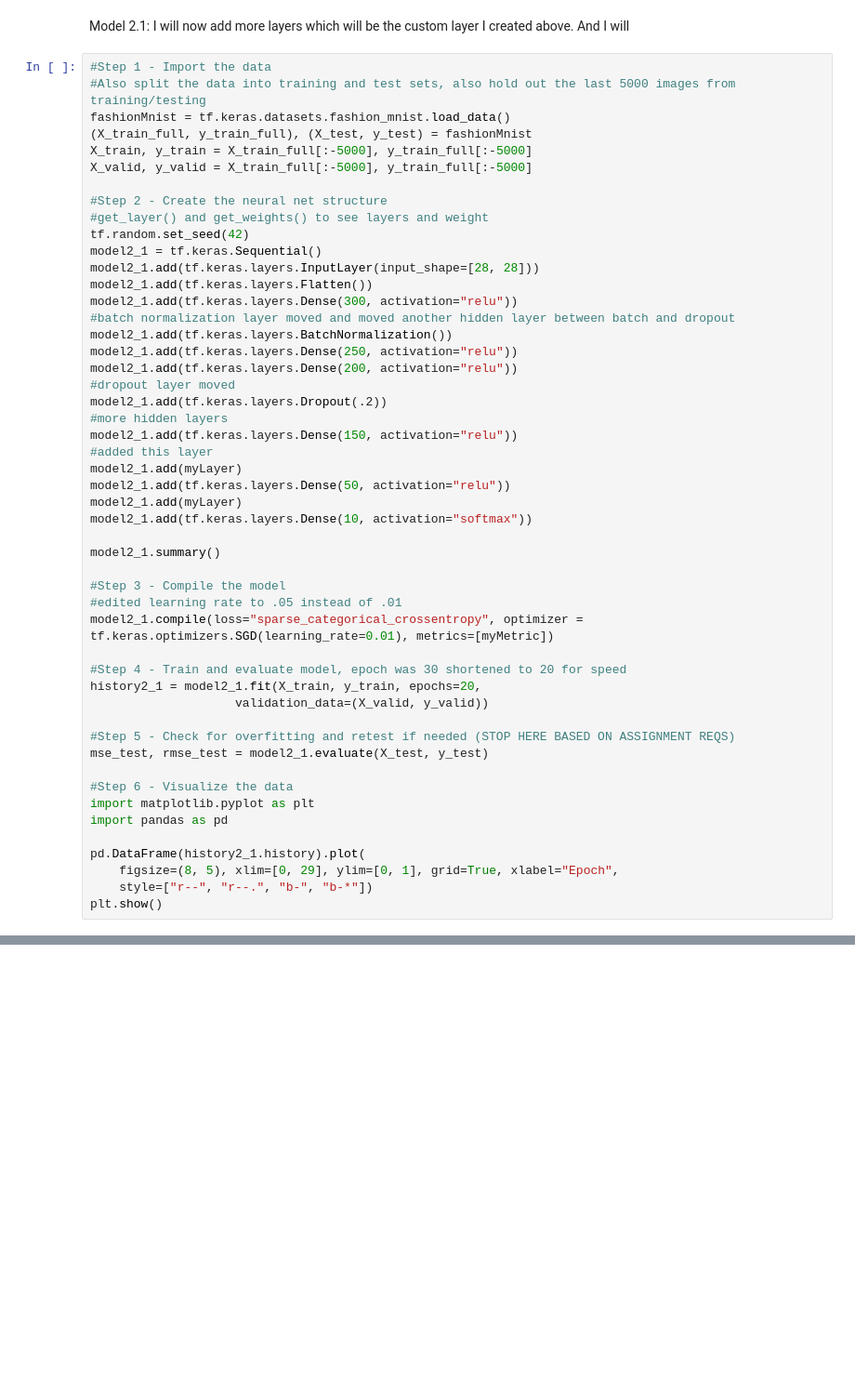
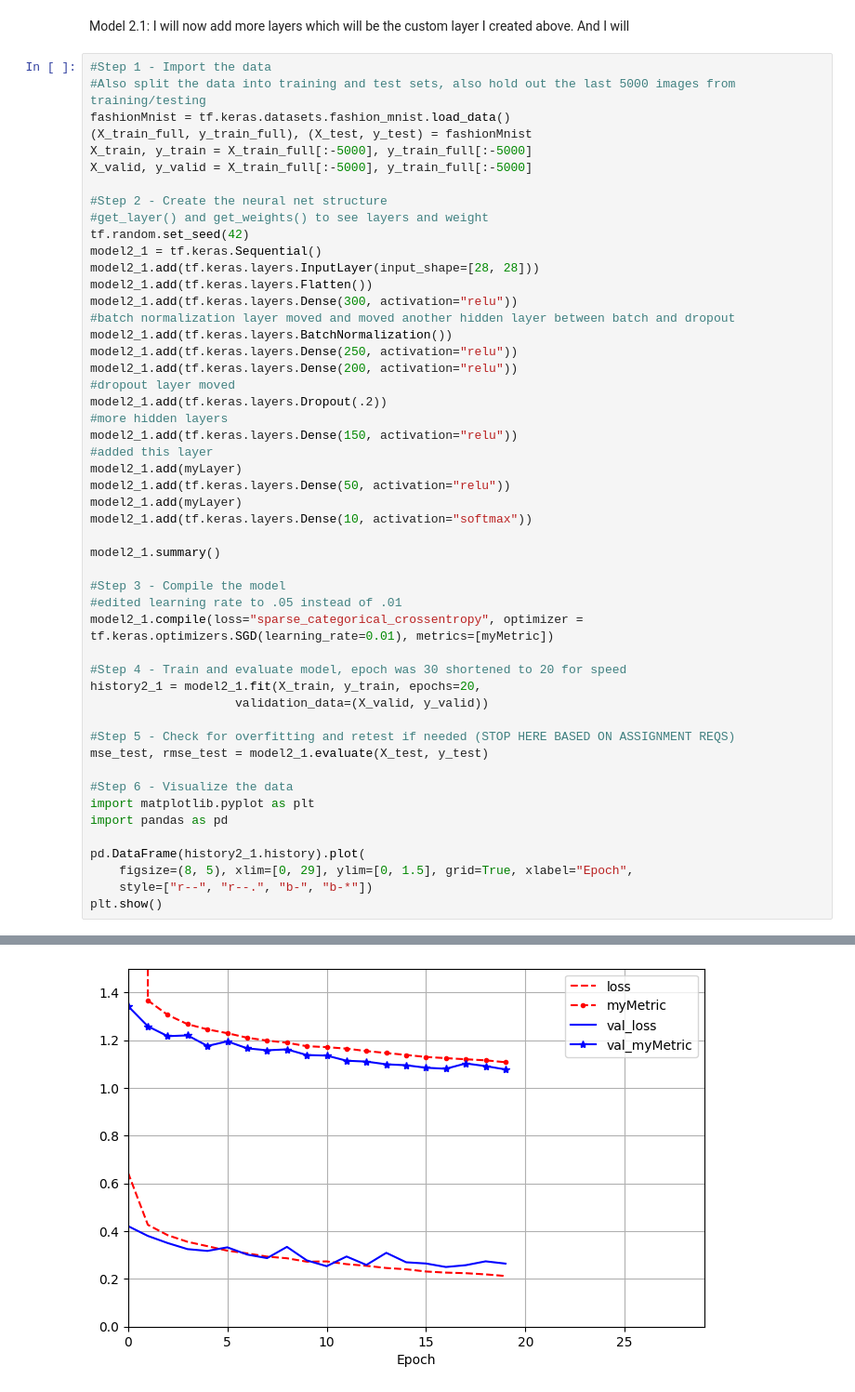
Before and after one commit to lennymuldoon/Project2, a Jupyter notebook: Muldoon_CM2_Project2.ipynb, the cells around one changed output, grey strips where cells are left out. Shown at 93% size. Drawn from its saved outputs; the diff is of its cells as text; blank space fills up the shorter version.

```diff
--- a/Muldoon_CM2_Project2.ipynb
+++ b/Muldoon_CM2_Project2.ipynb
@@ -61,7 +61,7 @@ import matplotlib.pyplot as plt
 import pandas as pd
 
 pd.DataFrame(history2_1.history).plot(
-    figsize=(8, 5), xlim=[0, 29], ylim=[0, 1], grid=True, xlabel="Epoch",
+    figsize=(8, 5), xlim=[0, 29], ylim=[0, 1.5], grid=True, xlabel="Epoch",
     style=["r--", "r--.", "b-", "b-*"])
 plt.show()
 # %% [output]
@@ -85,0 +85 @@ ValueError: too many values to unpack (expected 2)
+[figure, added]
```
Also changed, not shown: parts of 1 cell of this notebook.
